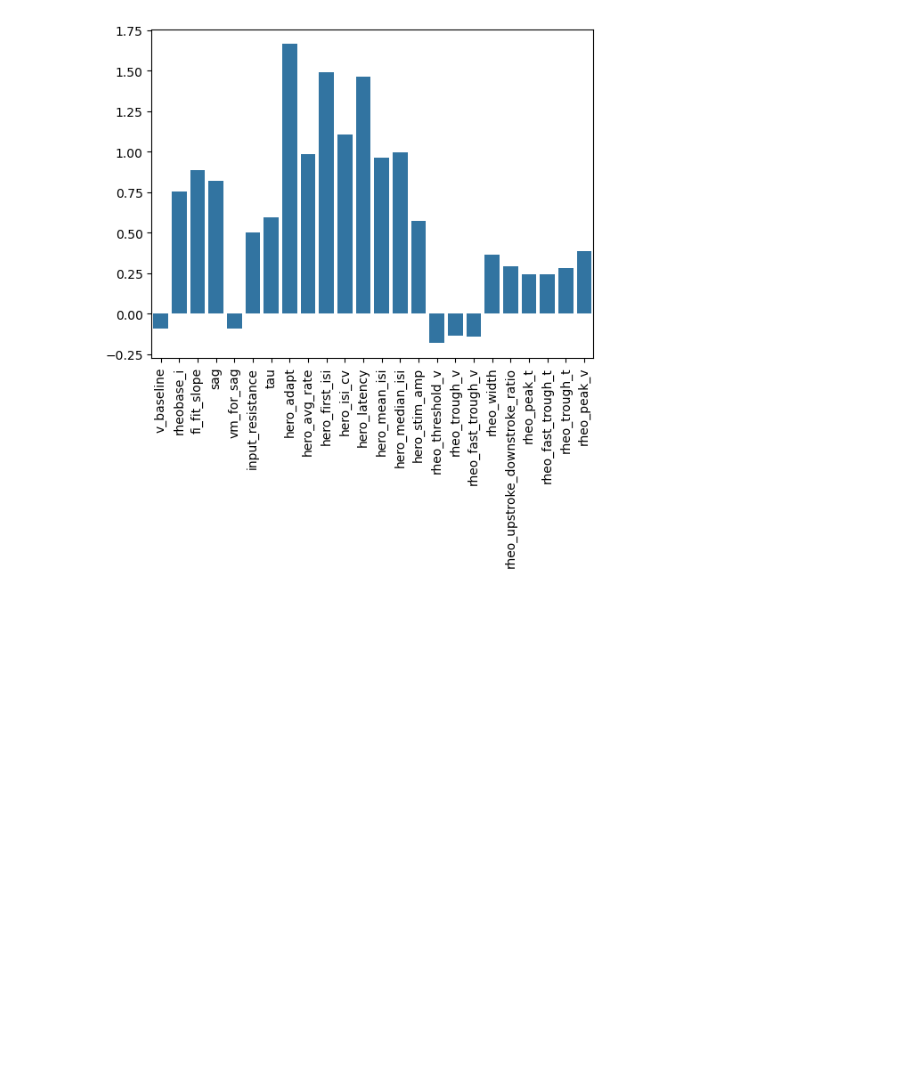
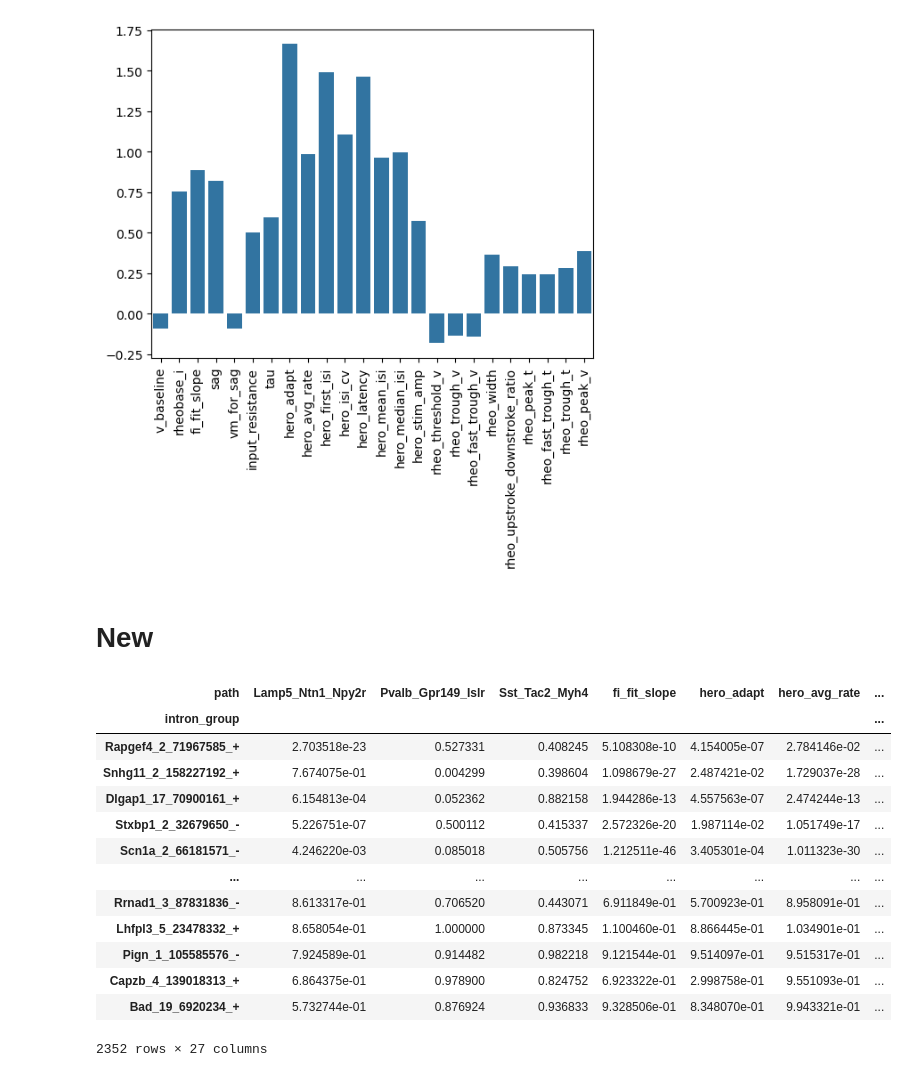
Before and after one commit to nuoxuxu/patch_seq_spl, a Jupyter notebook: notebooks/funcitonal_characterization.ipynb, the cells around one changed output. Drawn from its saved outputs; the diff is of its cells as text; code cells hidden in the pictures; blank space fills up the shorter version.

```diff
--- a/notebooks/funcitonal_characterization.ipynb
+++ b/notebooks/funcitonal_characterization.ipynb
@@ -309,3 +309,23 @@ ax.set_xticklabels(ax.get_xticklabels(), rotation=90)
  Text(22, 0, 'rheo_trough_t'),
  Text(23, 0, 'rheo_peak_v')]
 [figure]
+# %% [markdown]
+# New
+# %%
+glm_results.glm\
+    .rank_introns_by_n_sig_corr(rank_by="all", VGIC_only=False, sig_only=True)
+# %% [output]
+| path | Lamp5_Ntn1_Npy2r | Pvalb_Gpr149_Islr | Sst_Tac2_Myh4 | fi_fit_slope | hero_adapt | hero_avg_rate | ... |
+| intron_group |  |  |  |  |  |  | ... |
+| Rapgef4_2_71967585_+ | 2.703518e-23 | 0.527331 | 0.408245 | 5.108308e-10 | 4.154005e-07 | 2.784146e-02 | ... |
+| Snhg11_2_158227192_+ | 7.674075e-01 | 0.004299 | 0.398604 | 1.098679e-27 | 2.487421e-02 | 1.729037e-28 | ... |
+| Dlgap1_17_70900161_+ | 6.154813e-04 | 0.052362 | 0.882158 | 1.944286e-13 | 4.557563e-07 | 2.474244e-13 | ... |
+| Stxbp1_2_32679650_- | 5.226751e-07 | 0.500112 | 0.415337 | 2.572326e-20 | 1.987114e-02 | 1.051749e-17 | ... |
+| Scn1a_2_66181571_- | 4.246220e-03 | 0.085018 | 0.505756 | 1.212511e-46 | 3.405301e-04 | 1.011323e-30 | ... |
+| ... | ... | ... | ... | ... | ... | ... | ... |
+| Rrnad1_3_87831836_- | 8.613317e-01 | 0.706520 | 0.443071 | 6.911849e-01 | 5.700923e-01 | 8.958091e-01 | ... |
+| Lhfpl3_5_23478332_+ | 8.658054e-01 | 1.000000 | 0.873345 | 1.100460e-01 | 8.866445e-01 | 1.034901e-01 | ... |
+| Pign_1_105585576_- | 7.924589e-01 | 0.914482 | 0.982218 | 9.121544e-01 | 9.514097e-01 | 9.515317e-01 | ... |
+| Capzb_4_139018313_+ | 6.864375e-01 | 0.978900 | 0.824752 | 6.923322e-01 | 2.998758e-01 | 9.551093e-01 | ... |
+| Bad_19_6920234_+ | 5.732744e-01 | 0.876924 | 0.936833 | 9.328506e-01 | 8.348070e-01 | 9.943321e-01 | ... |
+2352 rows × 27 columns
```
Also changed, not shown: parts of 5 cells of this notebook, 28 other files.
